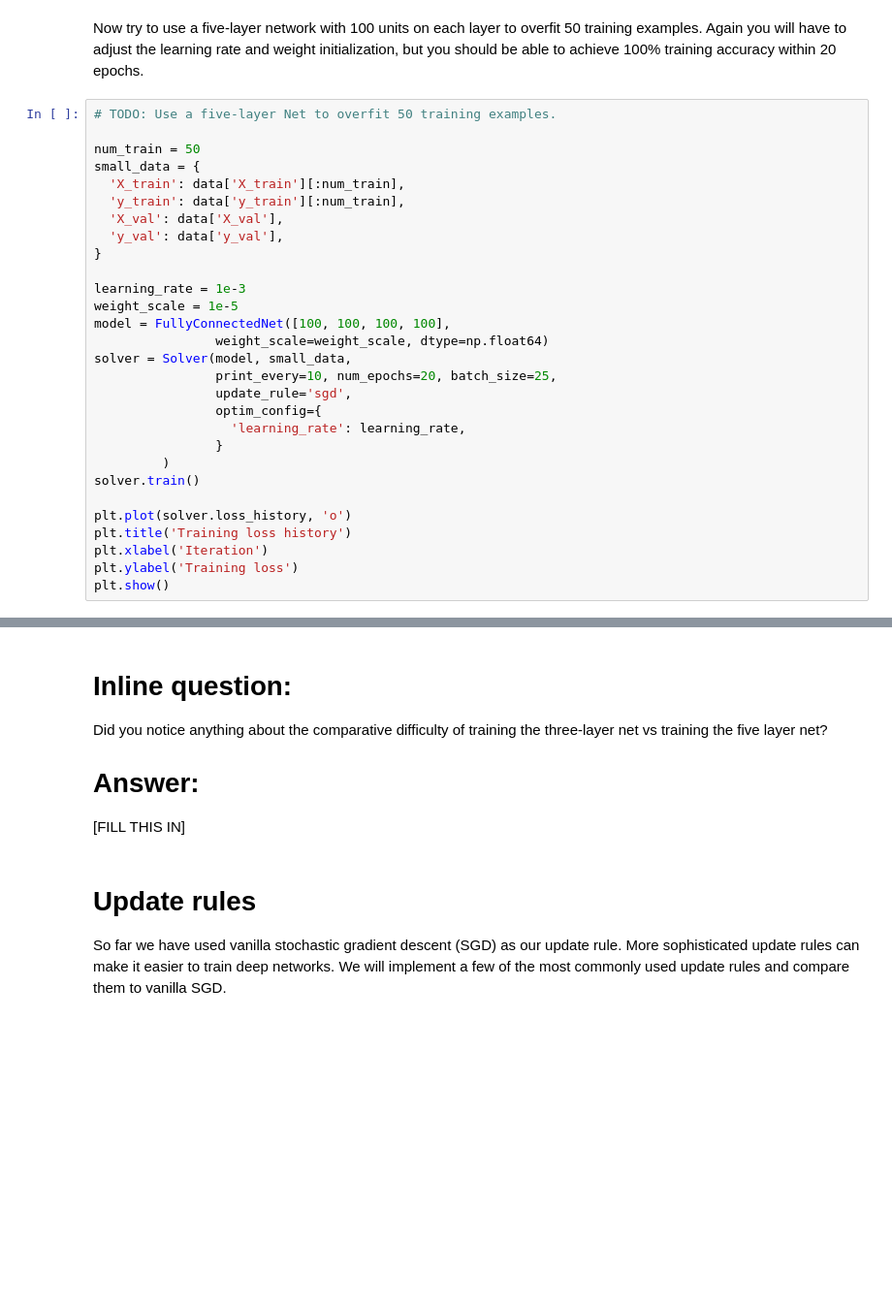
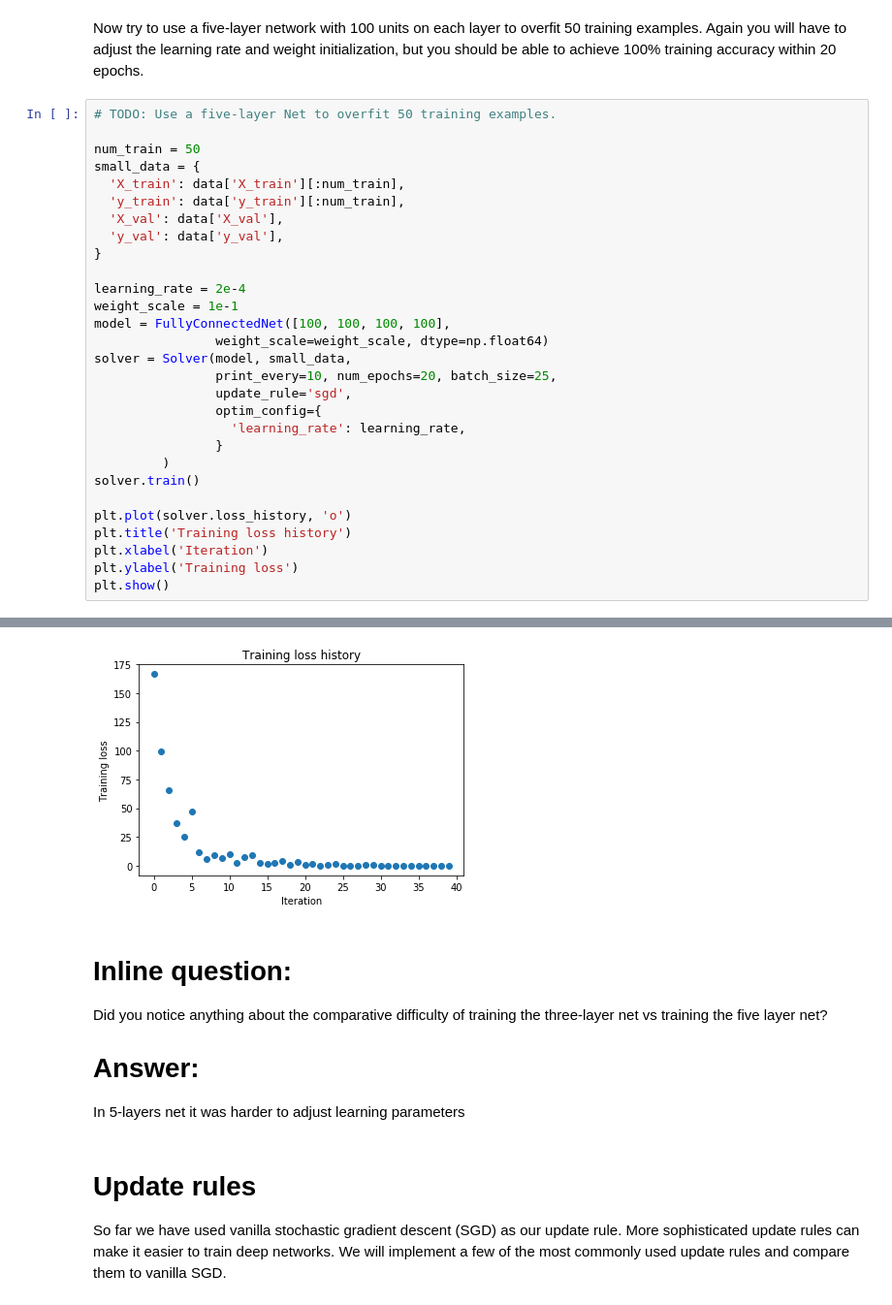
Before and after one commit to M1ckeyMouse/CS231n, a Jupyter notebook: assignments/assignment2/FullyConnectedNets.ipynb, the cells around one changed output, grey strips where cells are left out. Shown: that part at 97% size. Saved outputs shown, nothing was run; the diff lists cells and outputs as text; blank space fills up the shorter version.

```diff
--- a/assignments/assignment2/FullyConnectedNets.ipynb
+++ b/assignments/assignment2/FullyConnectedNets.ipynb
@@ -418,8 +473,8 @@ small_data = {
   'y_val': data['y_val'],
 }
 
-learning_rate = 1e-3
-weight_scale = 1e-5
+learning_rate = 2e-4
+weight_scale = 1e-1
 model = FullyConnectedNet([100, 100, 100, 100],
                 weight_scale=weight_scale, dtype=np.float64)
 solver = Solver(model, small_data,
@@ -436,3 +491,4 @@ plt.title('Training loss history')
 plt.xlabel('Iteration')
 plt.ylabel('Training loss')
 plt.show()
+# %% [output]
@@ -439,9 +512,10 @@ plt.show()
+[figure, added]
 # %% [markdown]
 # Inline question:
 Did you notice anything about the comparative difficulty of training the three-layer net vs training the five layer net?
 
 # Answer:
-[FILL THIS IN]
+In 5-layers net it was harder to adjust learning parameters
 # %% [markdown]
 # Update rules
 So far we have used vanilla stochastic gradient descent (SGD) as our update rule. More sophisticated update rules can make it easier to train deep networks. We will implement a few of the most commonly used update rules and compare them to vanilla SGD.
```
Also changed, not shown: parts of 12 cells of this notebook.
